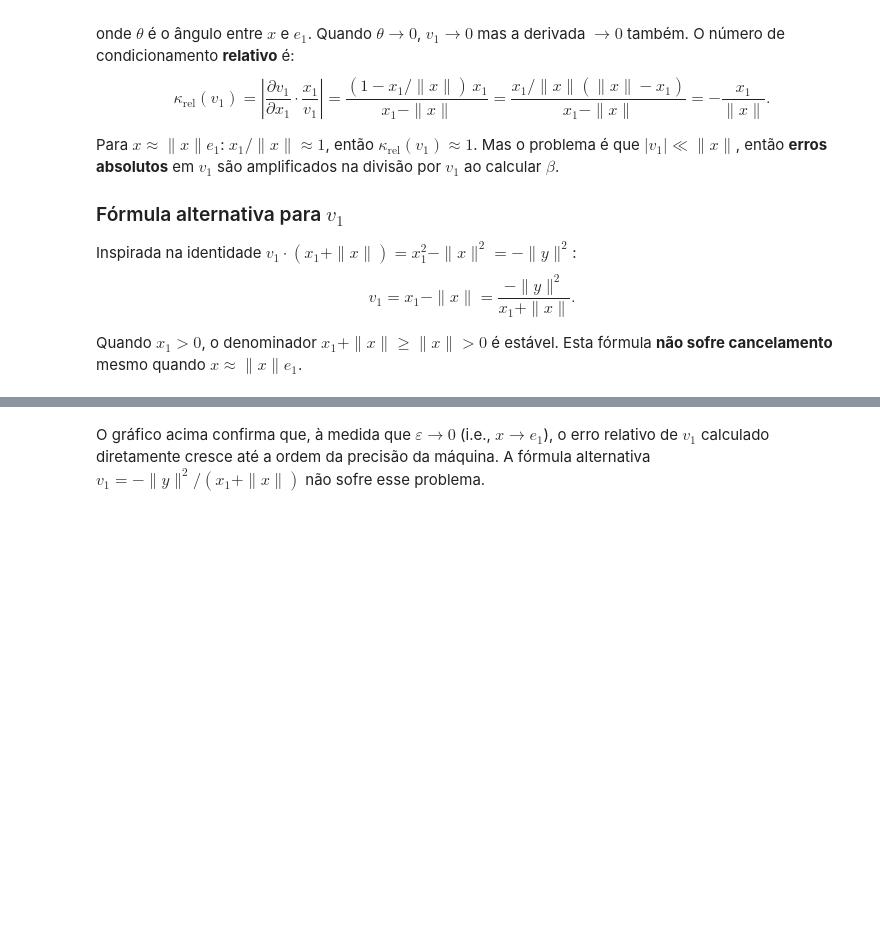
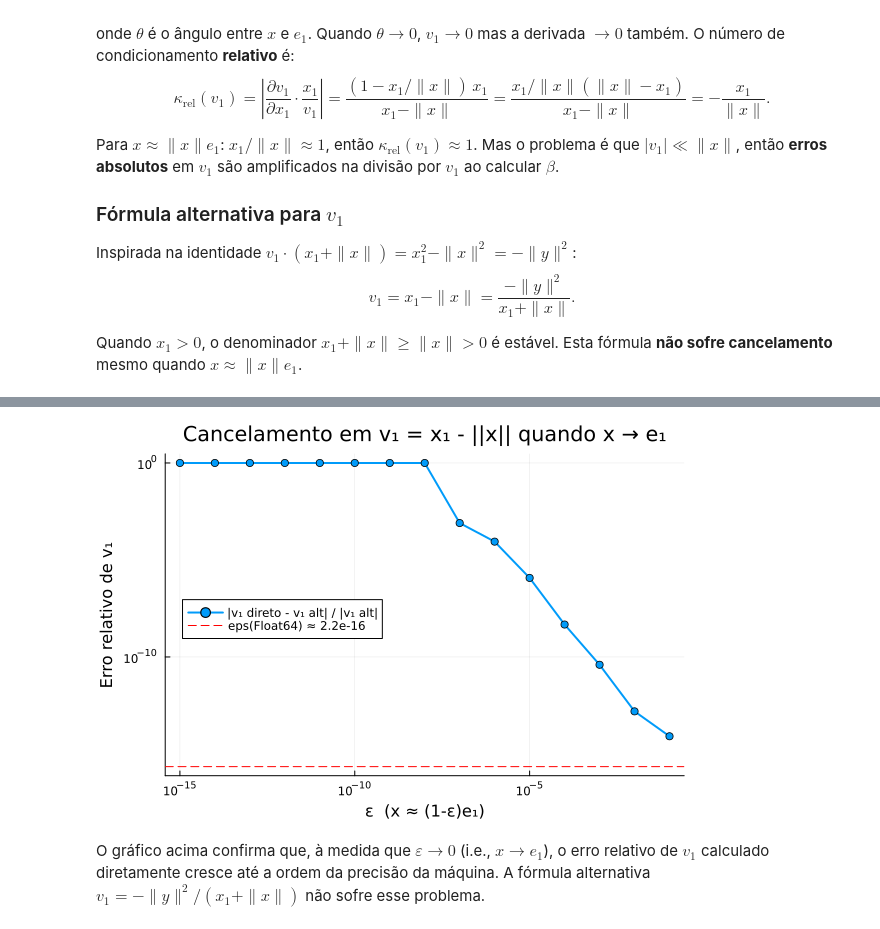
Before and after one commit to Jose-Pedro-Dresch/aln_pjt4_refletores, a Jupyter notebook: Projeto4_Questao1.ipynb, the cells around one changed output, grey strips where cells are left out. Drawn from its saved outputs; the diff is of its cells as text; code cells hidden in the pictures; blank space fills up the shorter version.

```diff
--- a/Projeto4_Questao1.ipynb
+++ b/Projeto4_Questao1.ipynb
@@ -340,28 +409,30 @@ end
 # %%
 using Plots
 
 # Gráfico do erro relativo de v₁ em função de ε
 epsilons = [10.0^(-k) for k in 1:15]
 erros = Float64[]
 
 for ε in epsilons
     x    = [1 - ε, ε/sqrt(2), ε/sqrt(2)]
     nrmx = norm(x)
     v1_direto = x[1] - nrmx
     nrmy2 = x[2]^2 + x[3]^2
     v1_alt    = -nrmy2 / (x[1] + nrmx)
     push!(erros, abs(v1_direto - v1_alt) / abs(v1_alt))
 end
 
 plot(epsilons, erros,
      xscale=:log10, yscale=:log10,
      xlabel="ε  (x ≈ (1-ε)e₁)",
      ylabel="Erro relativo de v₁",
      title="Cancelamento em v₁ = x₁ - ||x|| quando x → e₁",
      label="|v₁ direto - v₁ alt| / |v₁ alt|",
-     marker=:circle, lw=2, legend=:topleft)
+     marker=:circle, lw=2, legend=:left)
 
 # Linha de referência: eps Float64
 hline!([eps(Float64)], linestyle=:dash, color=:red, label="eps(Float64) ≈ 2.2e-16")
+# %% [output]
+[figure, added]
 # %% [markdown]
 O gráfico acima confirma que, à medida que $\varepsilon \to 0$ (i.e., $x \to e_1$), o erro relativo de $v_1$ calculado diretamente cresce até a ordem da precisão da máquina. A fórmula alternativa $v_1 = -\|y\|^2/(x_1 + \|x\|)$ não sofre esse problema.
```
Also changed, not shown: parts of 8 cells of this notebook.
